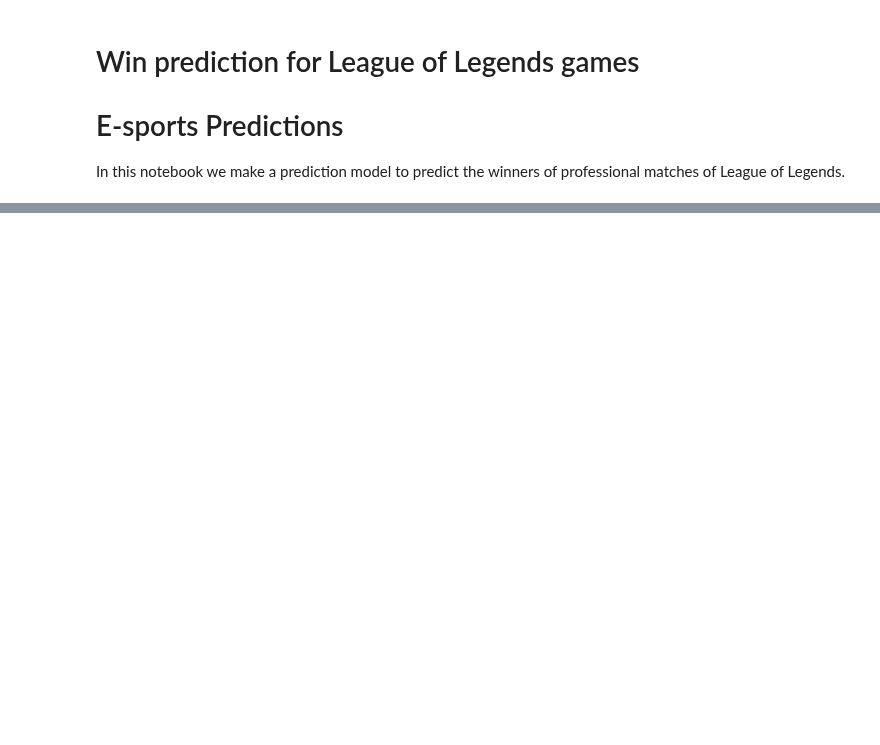
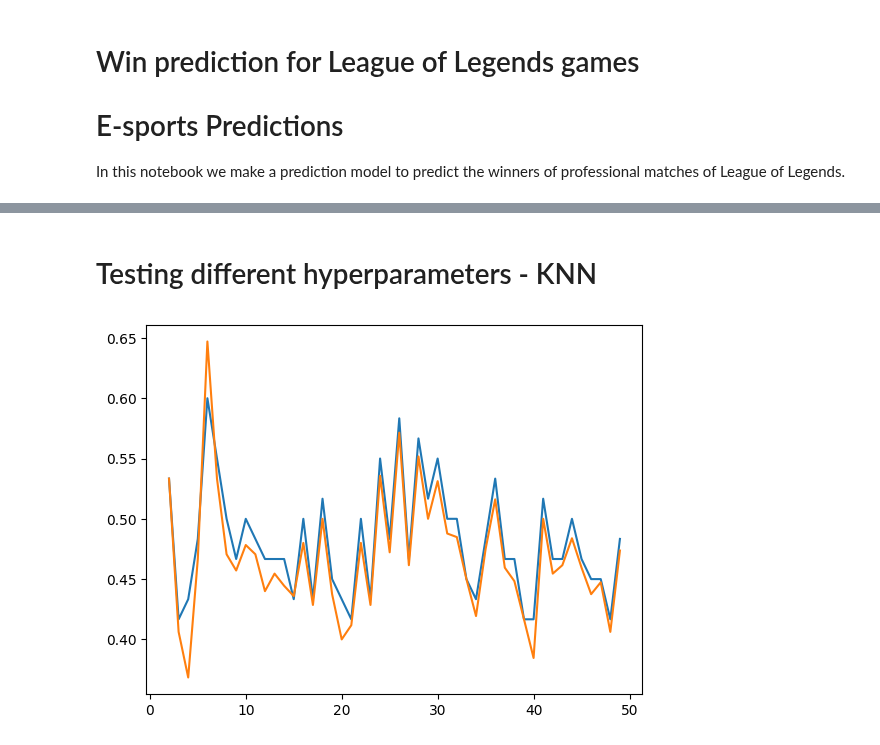
Before and after one commit to Mark-Bugden/League-of-Legends-Win-Prediction, a Jupyter notebook: src/ProPlay_prediction.ipynb, the cells around one changed output, grey strips where cells are left out. Cells and saved outputs as stored; diff of their text form; code cells hidden in the pictures; blank space fills up the shorter version.

```diff
--- a/src/ProPlay_prediction.ipynb
+++ b/src/ProPlay_prediction.ipynb
@@ -24,0 +100,18 @@ with open('../Data collection/ProPlay/game_data.pkl', 'rb') as f:
+# %% [markdown]
+# Testing different hyperparameters - KNN
+# %%
+acc_list = []
+prec_list = []
+for k in range(2,50):
+    knn = KNeighborsClassifier(k)
+    knn.fit(train[predictors], train['BLUEWIN'])
+    preds = knn.predict(test[predictors])
+    acc = accuracy_score(test['BLUEWIN'], preds)
+    prec = precision_score(test['BLUEWIN'], preds)
+    acc_list.append(acc)
+    prec_list.append(prec)
+plt.plot(range(2,50), acc_list)
+plt.plot(range(2,50), prec_list)
+plt.show()
+# %% [output]
+[figure, added]
```
Also changed, not shown: parts of 10 cells of this notebook, 3 other files.
